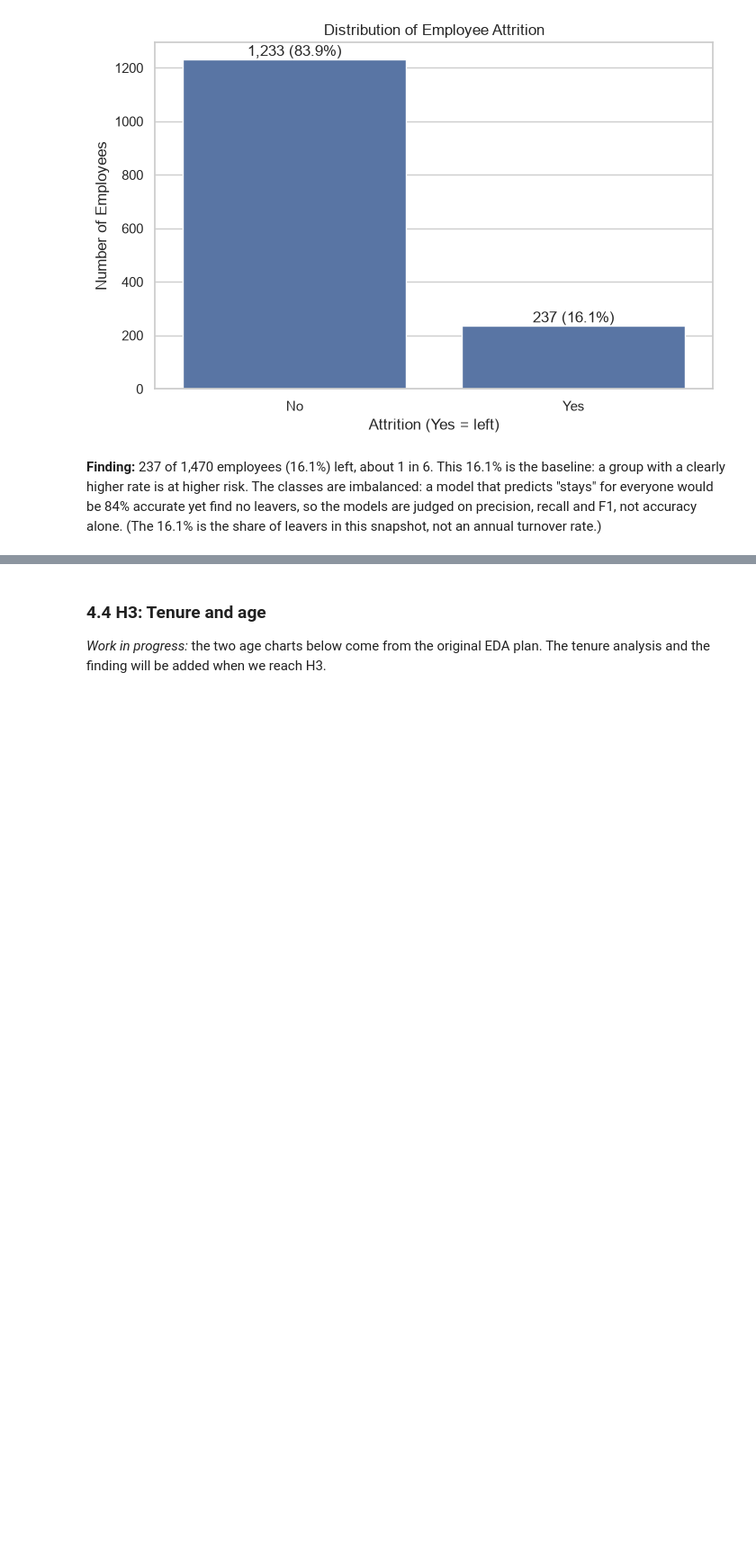
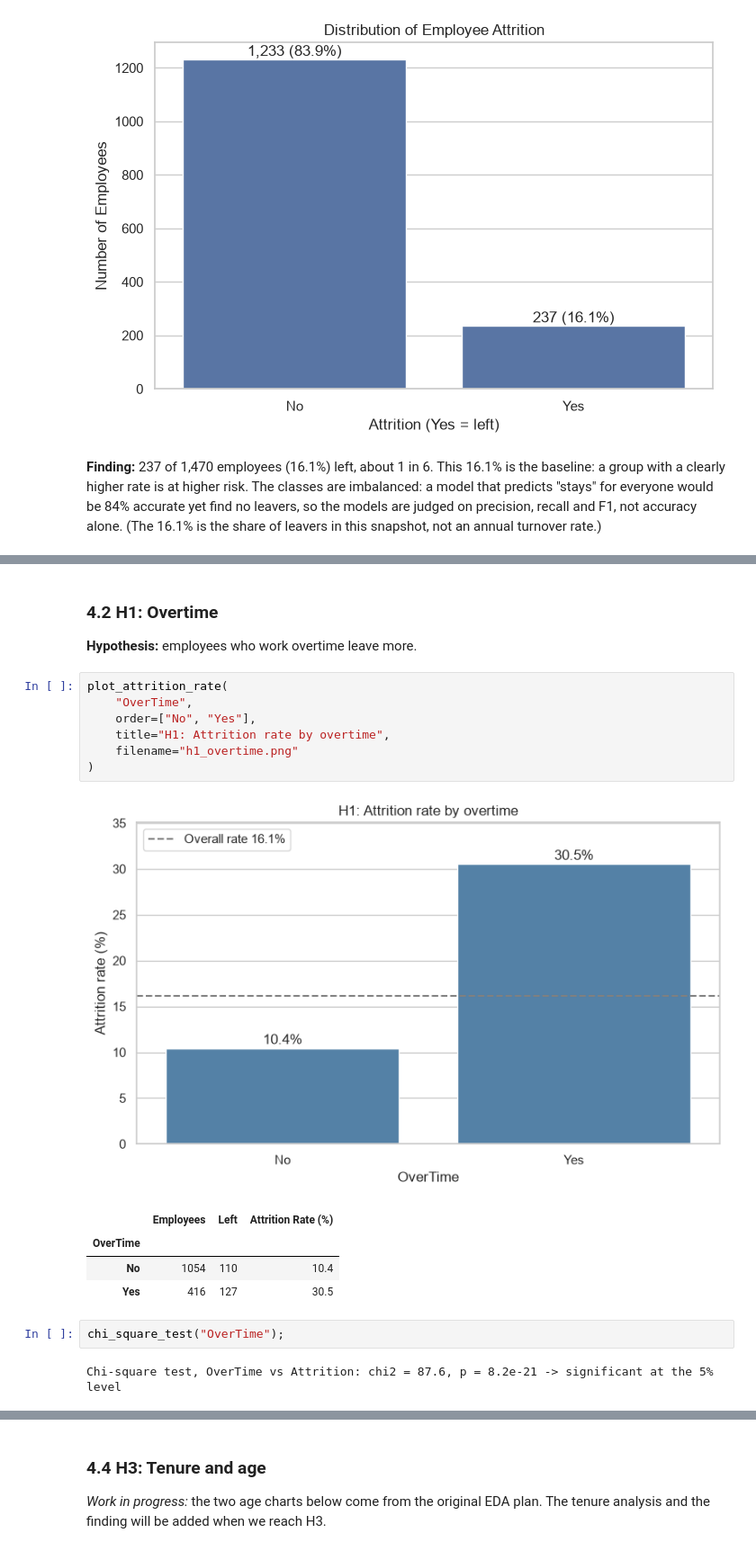
Before and after one commit to Trumpibeabuchi/techcrush-c9-group5-attrition, a Jupyter notebook: notebooks/EMPLOYEE_ATTRITION_PREDICTION.ipynb, the cells around one changed output, grey strips where cells are left out. Shown at 90% size. Drawn from its saved outputs; the diff is of its cells as text; blank space fills up the shorter version.

Commit message:
EDA: shared test helpers and H1 overtime (supported)
Co-Authored-By: Claude Opus 5.5 <noreply@anthropic.com>

```diff
--- a/notebooks/EMPLOYEE_ATTRITION_PREDICTION.ipynb
+++ b/notebooks/EMPLOYEE_ATTRITION_PREDICTION.ipynb
@@ -418,0 +515,21 @@ no leavers, so the models are judged on precision, recall and F1, not accuracy a
+# %% [markdown]
+### 4.2 H1: Overtime
+
+**Hypothesis:** employees who work overtime leave more.
+# %%
+plot_attrition_rate(
+    "OverTime",
+    order=["No", "Yes"],
+    title="H1: Attrition rate by overtime",
+    filename="h1_overtime.png"
+)
+# %% [output]
+[figure, added]
+|  | Employees | Left | Attrition Rate (%) |
+| OverTime |  |  |  |
+| No | 1054 | 110 | 10.4 |
+| Yes | 416 | 127 | 30.5 |
+# %%
+chi_square_test("OverTime");
+# %% [output]
+Chi-square test, OverTime vs Attrition: chi2 = 87.6, p = 8.2e-21 -> significant at the 5% level
```
Also changed, not shown: parts of 4 cells of this notebook, 2 other files.
